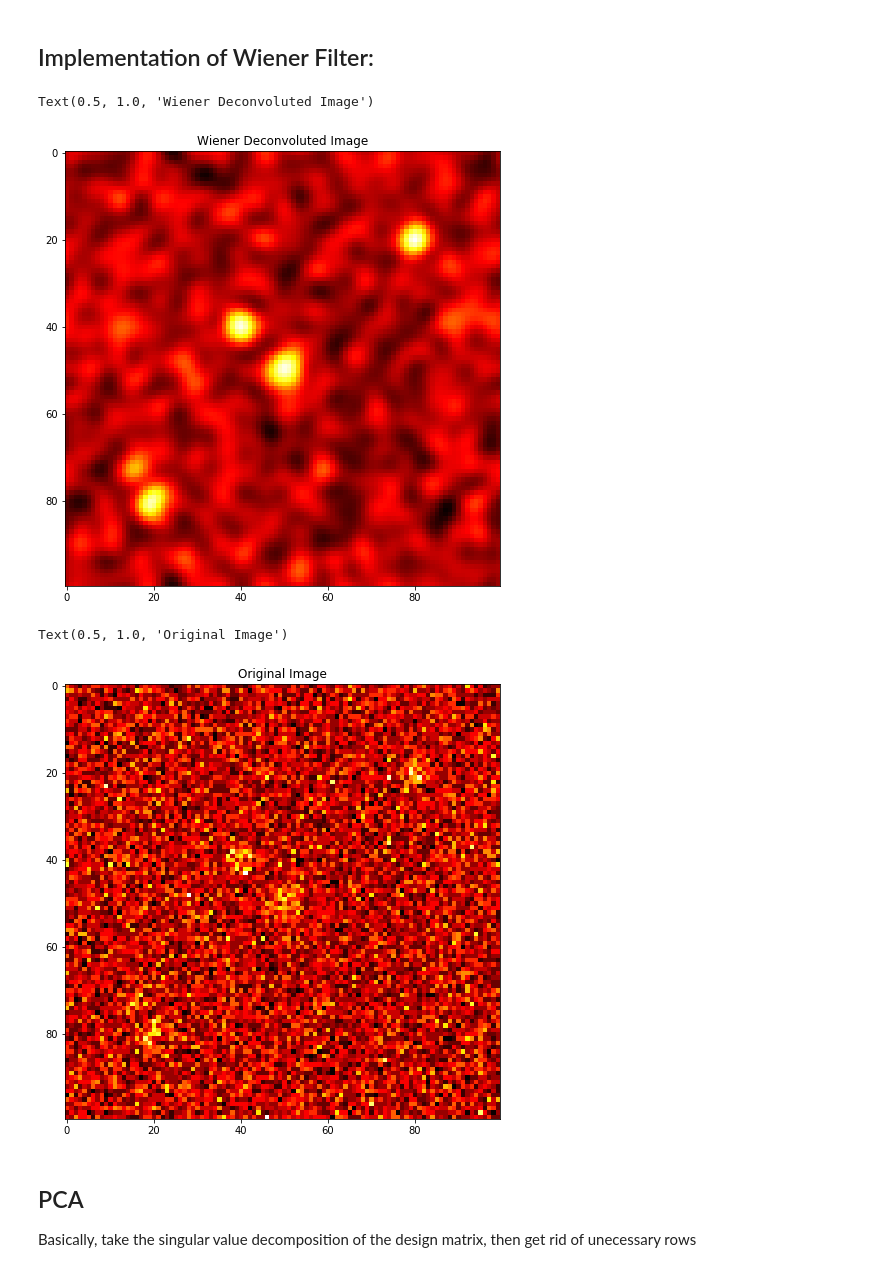
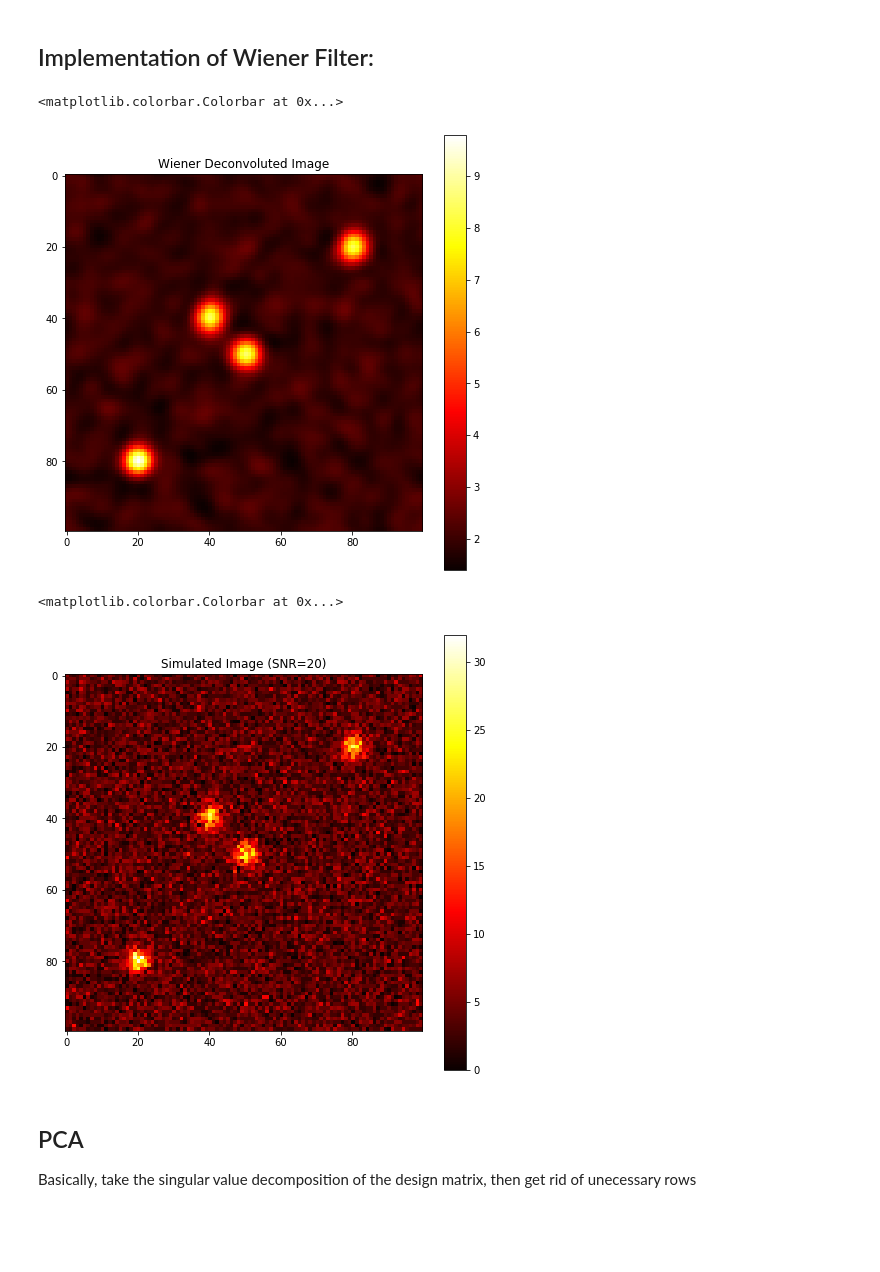
Before and after one commit to cliulinnaeus/AtomDetection, a Jupyter notebook: preprocessing/deconv_test2.ipynb, the cells around one changed output. Cells and saved outputs as stored; diff of their text form; code cells hidden in the pictures; blank space fills up the shorter version.

```diff
--- a/preprocessing/deconv_test2.ipynb
+++ b/preprocessing/deconv_test2.ipynb
@@ -152,7 +161,7 @@ $$G_1 + \frac{N}{H} = \frac{G_2}{H}$$
 applying an inverse Fourier transform, we should obtain a crude estimate of $g_1$ (it is actually $g_1 + F[\frac{N}{H}]$) we are getting back.
 # %%
 img_size = 100
-SNR = 5
+SNR = 20
 sim = simulator(img_size, 1)
 x0 = np.array([20, 40, 50, 80])
 y0 = np.array([80, 40, 50, 20])
@@ -436,18 +445,20 @@ Implementation of Wiener Filter:
 # %%
 filtered_img = wiener_deconv(g2, h, see, sxx)
 plt.figure(figsize=(8,8))
 plt.imshow(filtered_img, cmap='hot')
 plt.title("Wiener Deconvoluted Image")
+plt.colorbar()
 # %% [output]
-Text(0.5, 1.0, 'Wiener Deconvoluted Image')
+<matplotlib.colorbar.Colorbar at 0x...>
-[figure, old version]
+[figure, new version]
 # %%
 plt.figure(figsize=(8,8))
 plt.imshow(g2, cmap='hot')
-plt.title("Original Image")
+plt.title("Simulated Image (SNR=20)")
+plt.colorbar()
 # %% [output]
-Text(0.5, 1.0, 'Original Image')
+<matplotlib.colorbar.Colorbar at 0x...>
-[figure, old version]
+[figure, new version]
 # %% [markdown]
 PCA
 ------
```
Also changed, not shown: parts of 7 cells of this notebook, 3 other files.
